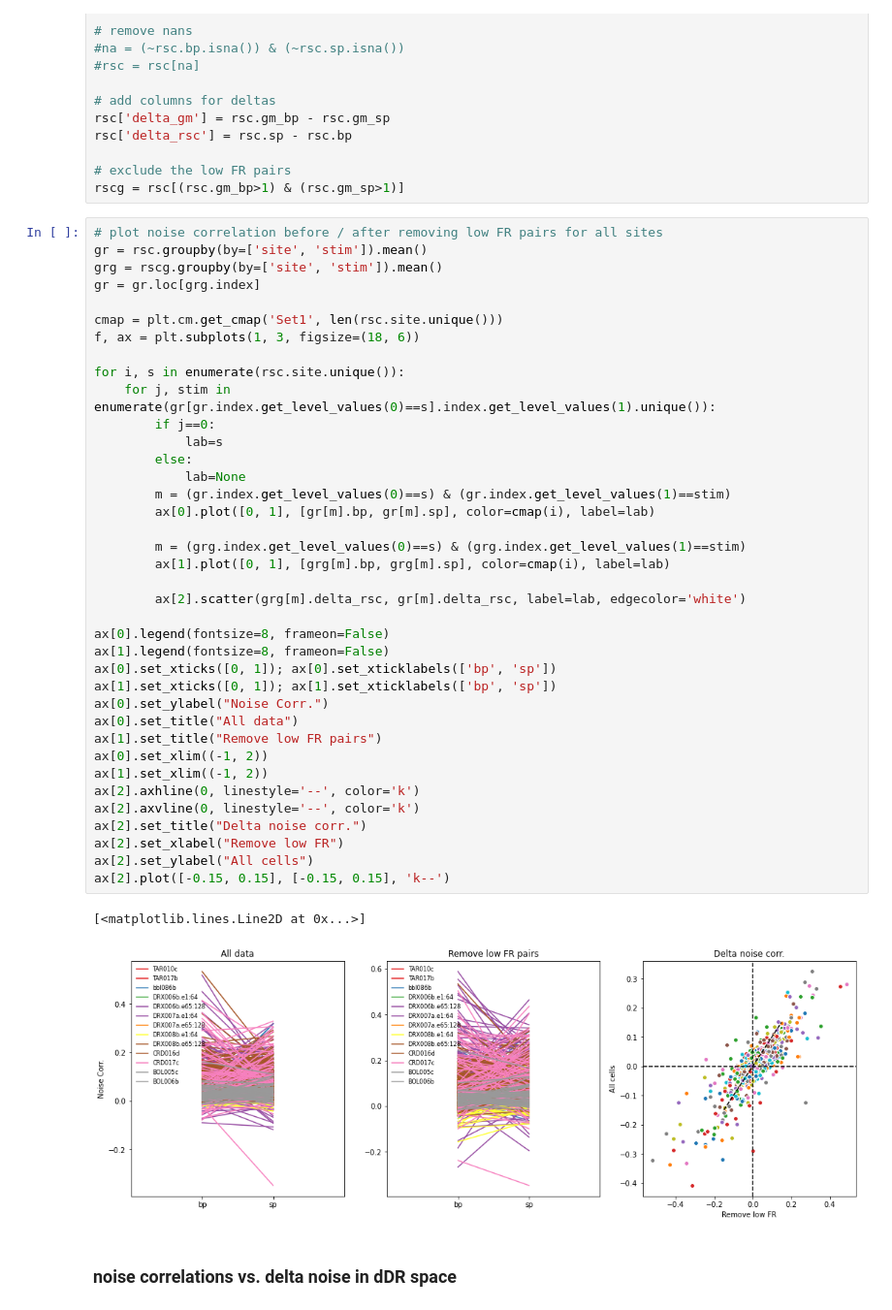
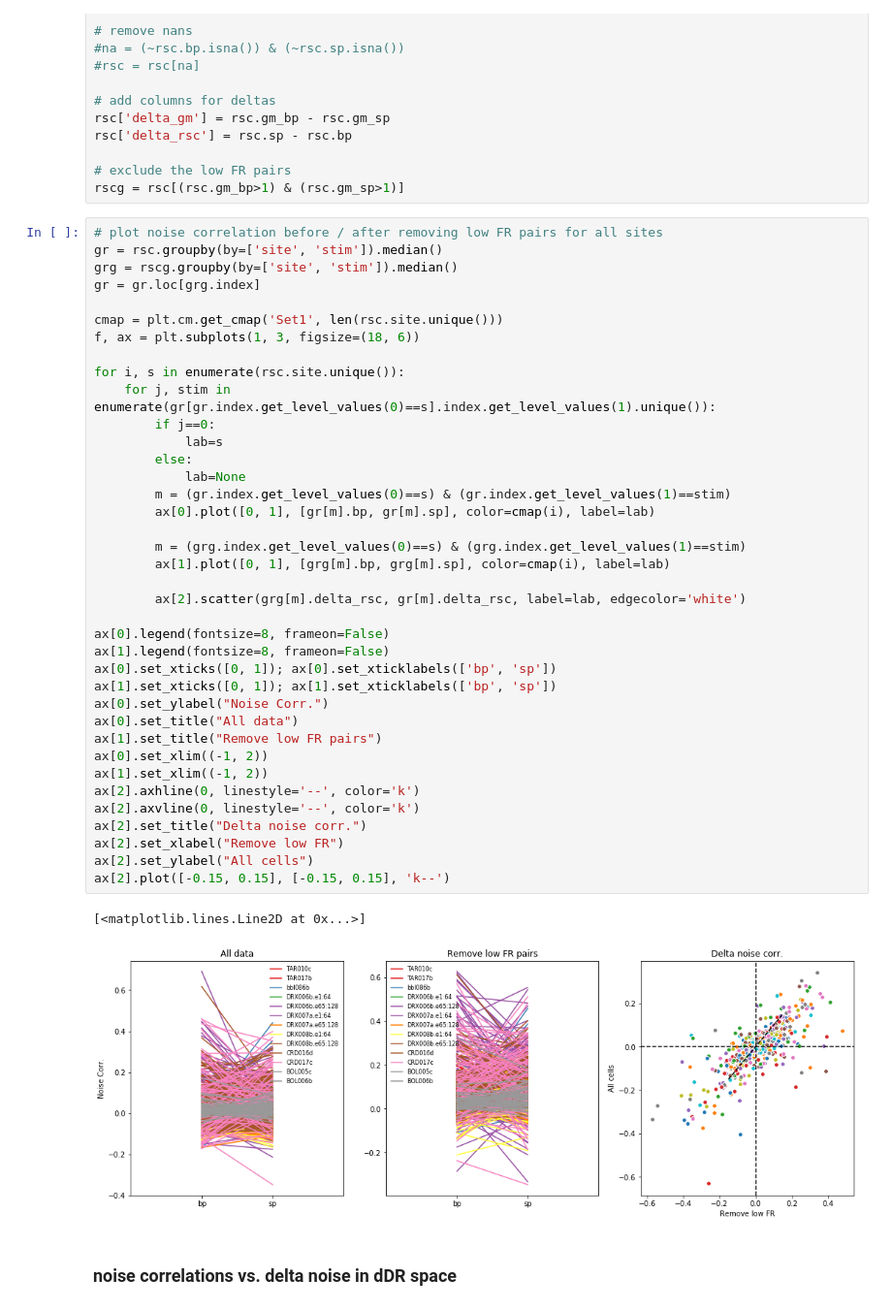
Before and after one commit to crheller/nat_pup_ms, a Jupyter notebook: test_scripts/may21_updates.ipynb, the cells around one changed output. Shown at 97% size. Drawn from its saved outputs; the diff is of its cells as text.

```diff
--- a/test_scripts/may21_updates.ipynb
+++ b/test_scripts/may21_updates.ipynb
@@ -52,8 +52,8 @@ rsc['delta_rsc'] = rsc.sp - rsc.bp
 rscg = rsc[(rsc.gm_bp>1) & (rsc.gm_sp>1)]
 # %%
 # plot noise correlation before / after removing low FR pairs for all sites
-gr = rsc.groupby(by=['site', 'stim']).mean()
-grg = rscg.groupby(by=['site', 'stim']).mean()
+gr = rsc.groupby(by=['site', 'stim']).median()
+grg = rscg.groupby(by=['site', 'stim']).median()
 gr = gr.loc[grg.index]
 
 cmap = plt.cm.get_cmap('Set1', len(rsc.site.unique()))
@@ -63,34 +63,34 @@ for i, s in enumerate(rsc.site.unique()):
     for j, stim in enumerate(gr[gr.index.get_level_values(0)==s].index.get_level_values(1).unique()):
         if j==0:
             lab=s
         else:
             lab=None
         m = (gr.index.get_level_values(0)==s) & (gr.index.get_level_values(1)==stim)
         ax[0].plot([0, 1], [gr[m].bp, gr[m].sp], color=cmap(i), label=lab)
 
         m = (grg.index.get_level_values(0)==s) & (grg.index.get_level_values(1)==stim)
         ax[1].plot([0, 1], [grg[m].bp, grg[m].sp], color=cmap(i), label=lab)
 
         ax[2].scatter(grg[m].delta_rsc, gr[m].delta_rsc, label=lab, edgecolor='white')
 
 ax[0].legend(fontsize=8, frameon=False)
 ax[1].legend(fontsize=8, frameon=False)
 ax[0].set_xticks([0, 1]); ax[0].set_xticklabels(['bp', 'sp'])
 ax[1].set_xticks([0, 1]); ax[1].set_xticklabels(['bp', 'sp'])
 ax[0].set_ylabel("Noise Corr.")
 ax[0].set_title("All data")
 ax[1].set_title("Remove low FR pairs")
 ax[0].set_xlim((-1, 2))
 ax[1].set_xlim((-1, 2))
 ax[2].axhline(0, linestyle='--', color='k')
 ax[2].axvline(0, linestyle='--', color='k')
 ax[2].set_title("Delta noise corr.")
 ax[2].set_xlabel("Remove low FR")
 ax[2].set_ylabel("All cells")
 ax[2].plot([-0.15, 0.15], [-0.15, 0.15], 'k--')
 # %% [output]
 [<matplotlib.lines.Line2D at 0x...>]
-[figure, old version]
+[figure, new version]
 # %% [markdown]
 ### noise correlations vs. delta noise in dDR space
 # %%
```
Also changed, not shown: parts of 16 cells of this notebook, 2 other files.
